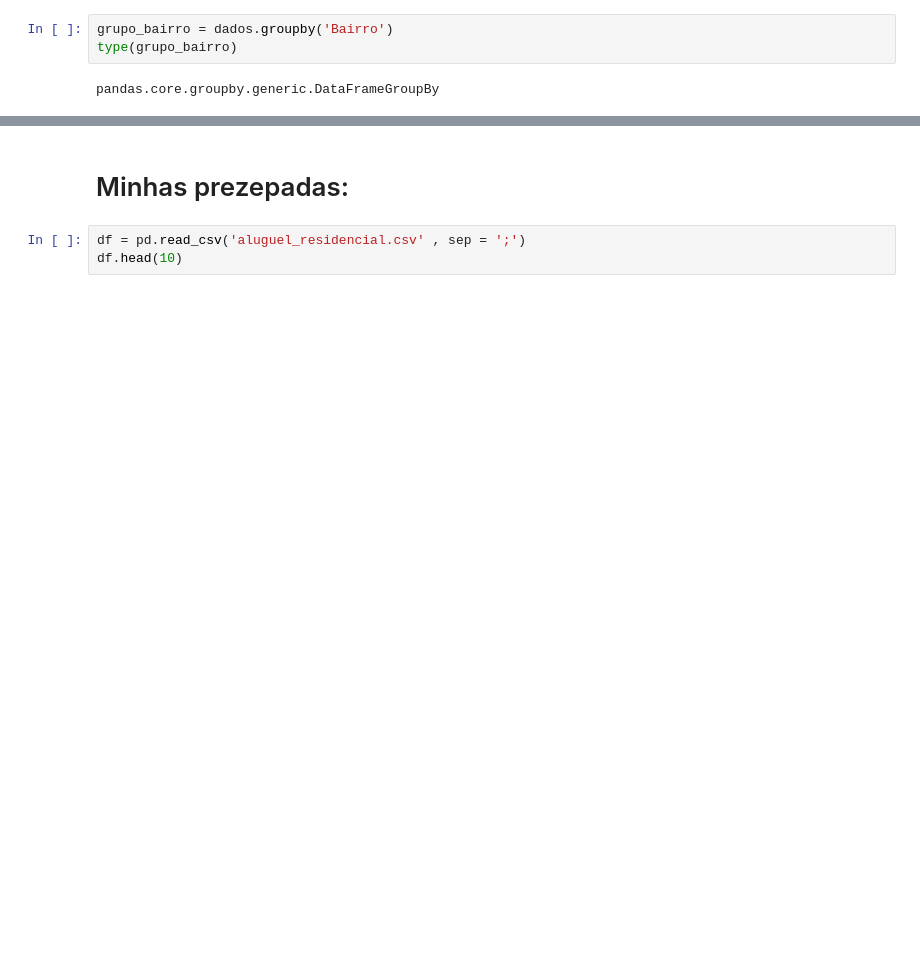
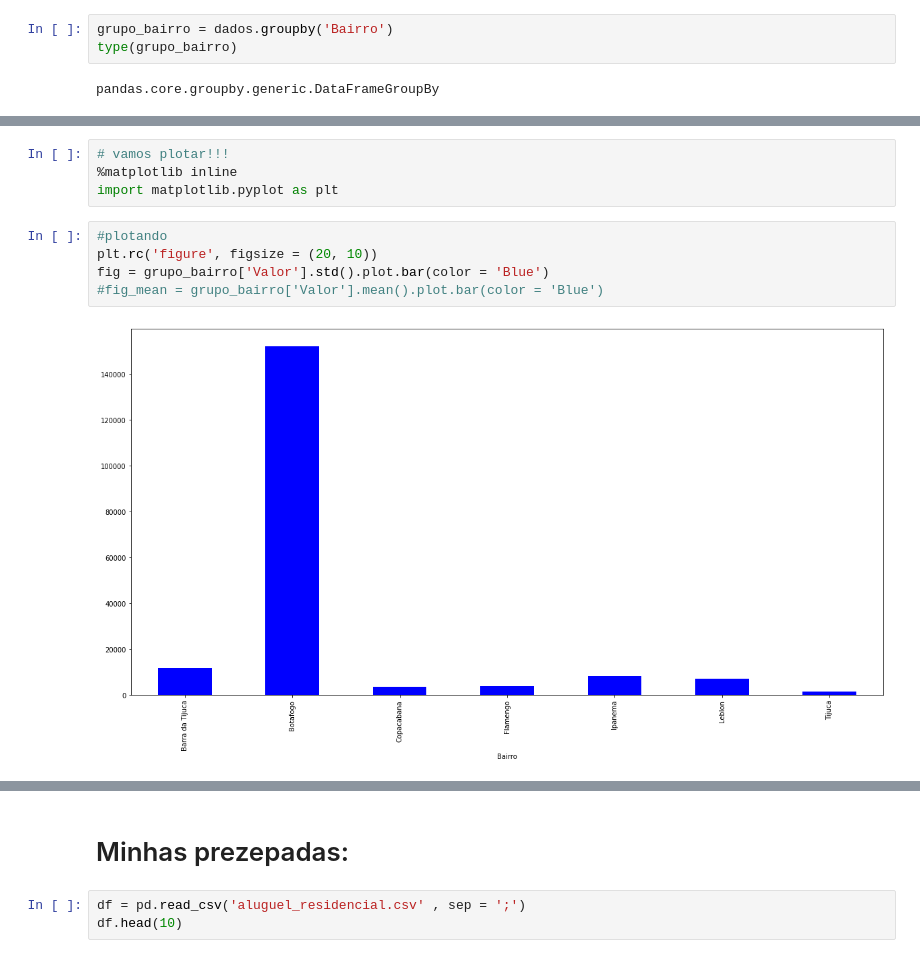
Before and after one commit to bschs1/dataScienceAlura, a Jupyter notebook: 08_Estatística_Descritivas_.ipynb, the cells around one changed output, grey strips where cells are left out. Saved outputs shown, nothing was run; the diff lists cells and outputs as text; blank space fills up the shorter version.

```diff
--- a/08_Estatística_Descritivas_.ipynb
+++ b/08_Estatística_Descritivas_.ipynb
@@ -131,0 +165,11 @@ grupo_bairro[['Valor', 'Condominio']].mean().round(2)
+# %%
+# vamos plotar!!!
+%matplotlib inline
+import matplotlib.pyplot as plt
+# %%
+#plotando
+plt.rc('figure', figsize = (20, 10))
+fig = grupo_bairro['Valor'].std().plot.bar(color = 'Blue')
+#fig_mean = grupo_bairro['Valor'].mean().plot.bar(color = 'Blue')
+# %% [output]
+[figure, added]
```
Also changed, not shown: parts of 28 cells of this notebook.
